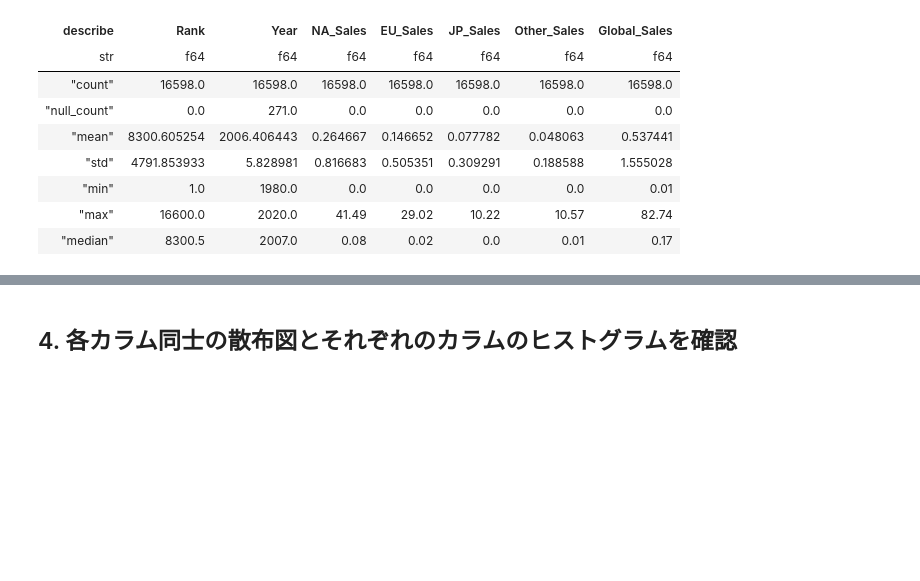
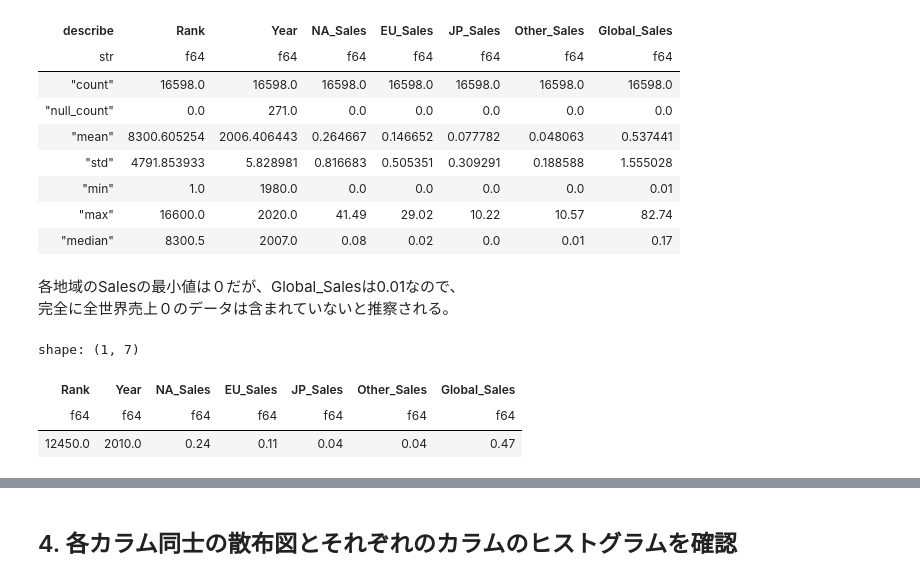
Before and after one commit to Mr-Garlic-Shrimp/TIL, a Jupyter notebook: Machine_Learning/ML_notebook-15(EDA).ipynb, the cells around one changed output, grey strips where cells are left out. Cells and saved outputs as stored; diff of their text form; code cells hidden in the pictures; blank space fills up the shorter version.

```diff
--- a/Machine_Learning/ML_notebook-15(EDA).ipynb
+++ b/Machine_Learning/ML_notebook-15(EDA).ipynb
@@ -88,3 +88,13 @@ shape: (7, 8)
 | "min" | 1.0 | 1980.0 | 0.0 | 0.0 | 0.0 | 0.0 | 0.01 |
 | "max" | 16600.0 | 2020.0 | 41.49 | 29.02 | 10.22 | 10.57 | 82.74 |
 | "median" | 8300.5 | 2007.0 | 0.08 | 0.02 | 0.0 | 0.01 | 0.17 |
+# %% [markdown]
+各地域のSalesの最小値は０だが、Global_Salesは0.01なので、
+完全に全世界売上０のデータは含まれていないと推察される。
+# %%
+df[num_feat].quantile(0.75)
+# %% [output]
+shape: (1, 7)
+| Rank | Year | NA_Sales | EU_Sales | JP_Sales | Other_Sales | Global_Sales |
+| f64 | f64 | f64 | f64 | f64 | f64 | f64 |
+| 12450.0 | 2010.0 | 0.24 | 0.11 | 0.04 | 0.04 | 0.47 |
```
Also changed, not shown: parts of 9 cells of this notebook.
